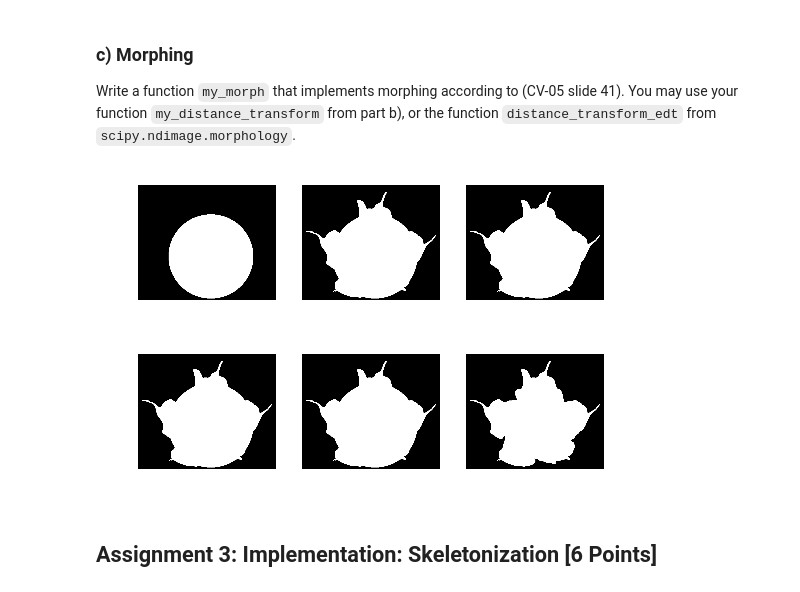
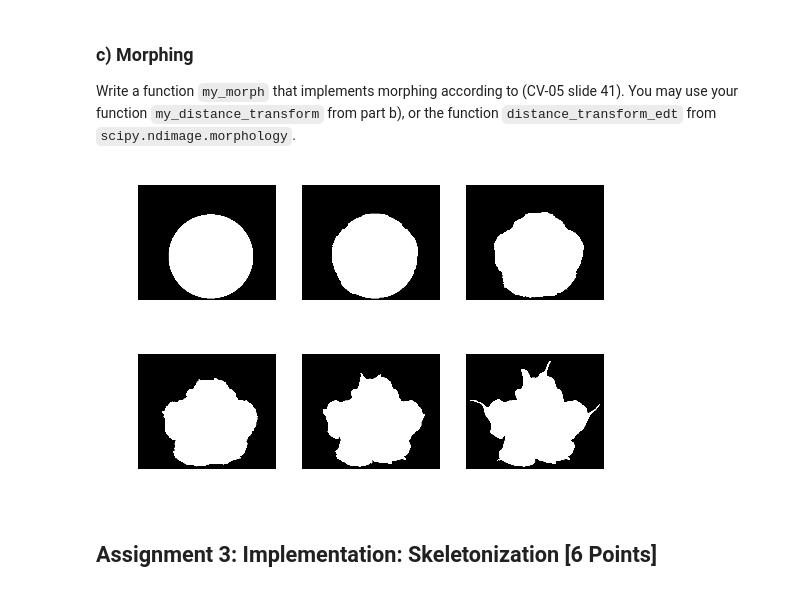
Before and after one commit to themightyoarfish/Computer-Vision, a Jupyter notebook: Exercise3/sheet03.ipynb, the cells around one changed output. Drawn from its saved outputs; the diff is of its cells as text; code cells hidden in the pictures.

```diff
--- a/Exercise3/sheet03.ipynb
+++ b/Exercise3/sheet03.ipynb
@@ -195,37 +186,38 @@ def my_morph(A,B,ratio):
     Parameters
     ----------
     A : ndarray of bools
         A binary image (start).
     B : ndarray of bools
         A binary image (target), same shape as A.
     ratio : float from 0.0 to 1.0
         The ratio of image A and image B.
         0.0=only image A, 1.0=only image B.
 
     Returns
     -------
     morph : ndarray of bools
         A binary intermediate image between A and B.
     """
 
-    d_a = my_distance_transform(A)
-    d_b = my_distance_transform(B)
+    d_a = my_generalized_distance_transform(A)
+    d_b = my_generalized_distance_transform(B)
 
     result = (ratio * d_b + (1 - ratio) * d_a)
-    return result.astype(np.bool)
+    return result > 0
+
 
 
 img1 = plt.imread("kreis.png") > 0
 img2 = plt.imread("engelstrompete.png") > 0
 
 plt.gray()
 for i, ratio in enumerate(np.linspace(0, 1, 6), 1):
     plt.subplot(2, 3, i)
     plt.imshow(my_morph(img1, img2, ratio))
     plt.axis('off')
 plt.show()
 # %% [output]
-[figure, old version]
+[figure, new version]
 # %% [markdown]
 ## Assignment 3: Implementation: Skeletonization [6 Points]
 # %% [markdown]
```
Also changed, not shown: parts of 1 cell of this notebook.
